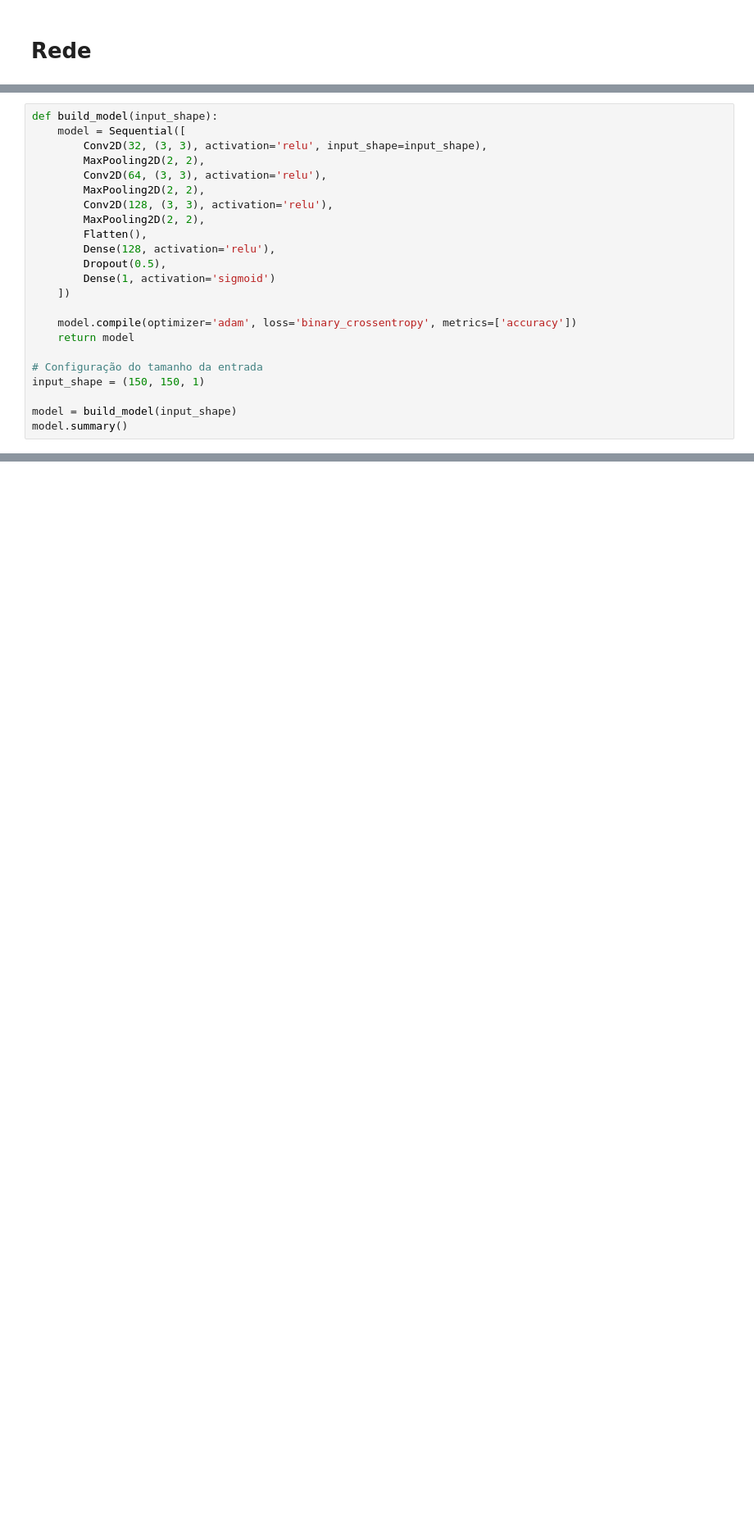
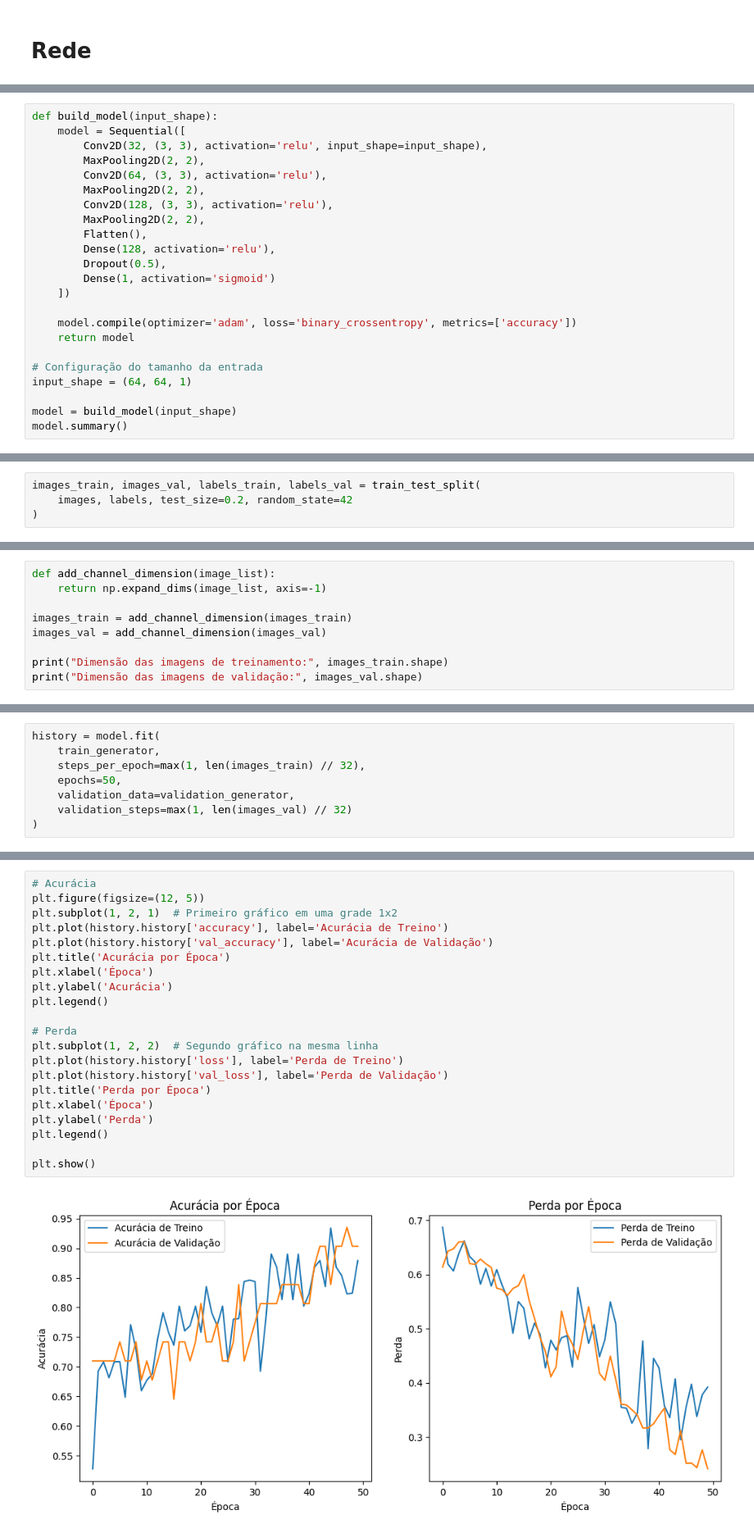
Before and after one commit to VitorZ-Pamplona/Projeto-PDI-Arcada-Dentaria, a Jupyter notebook: Projeto_AD_PDI.ipynb, the cells around one changed output, grey strips where cells are left out. Shown at 82% size. Cells and saved outputs as stored; diff of their text form; blank space fills up the shorter version.

```diff
--- a/Projeto_AD_PDI.ipynb
+++ b/Projeto_AD_PDI.ipynb
@@ -94,7 +158,7 @@ def build_model(input_shape):
     return model
 
 # Configuração do tamanho da entrada
-input_shape = (150, 150, 1)
+input_shape = (64, 64, 1)
 
 model = build_model(input_shape)
 model.summary()
@@ -100,0 +185,4 @@ model.summary()
+# %%
+images_train, images_val, labels_train, labels_val = train_test_split(
+    images, labels, test_size=0.2, random_state=42
+)
@@ -100,0 +191,9 @@ model.summary()
+# %%
+def add_channel_dimension(image_list):
+    return np.expand_dims(image_list, axis=-1)
+
+images_train = add_channel_dimension(images_train)
+images_val = add_channel_dimension(images_val)
+
+print("Dimensão das imagens de treinamento:", images_train.shape)
+print("Dimensão das imagens de validação:", images_val.shape)
@@ -135 +225,9 @@ history = model.fit(
 )
+# %%
+history = model.fit(
+    train_generator,
+    steps_per_epoch=max(1, len(images_train) // 32),
+    epochs=50,
+    validation_data=validation_generator,
+    validation_steps=max(1, len(images_val) // 32)
+)
@@ -135,0 +252,23 @@ history = model.fit(
+# %%
+# Acurácia
+plt.figure(figsize=(12, 5))
+plt.subplot(1, 2, 1)  # Primeiro gráfico em uma grade 1x2
+plt.plot(history.history['accuracy'], label='Acurácia de Treino')
+plt.plot(history.history['val_accuracy'], label='Acurácia de Validação')
+plt.title('Acurácia por Época')
+plt.xlabel('Época')
+plt.ylabel('Acurácia')
+plt.legend()
+
+# Perda
+plt.subplot(1, 2, 2)  # Segundo gráfico na mesma linha
+plt.plot(history.history['loss'], label='Perda de Treino')
+plt.plot(history.history['val_loss'], label='Perda de Validação')
+plt.title('Perda por Época')
+plt.xlabel('Época')
+plt.ylabel('Perda')
+plt.legend()
+
+plt.show()
+# %% [output]
+[figure, added]
```
Also changed, not shown: parts of 26 cells of this notebook.
